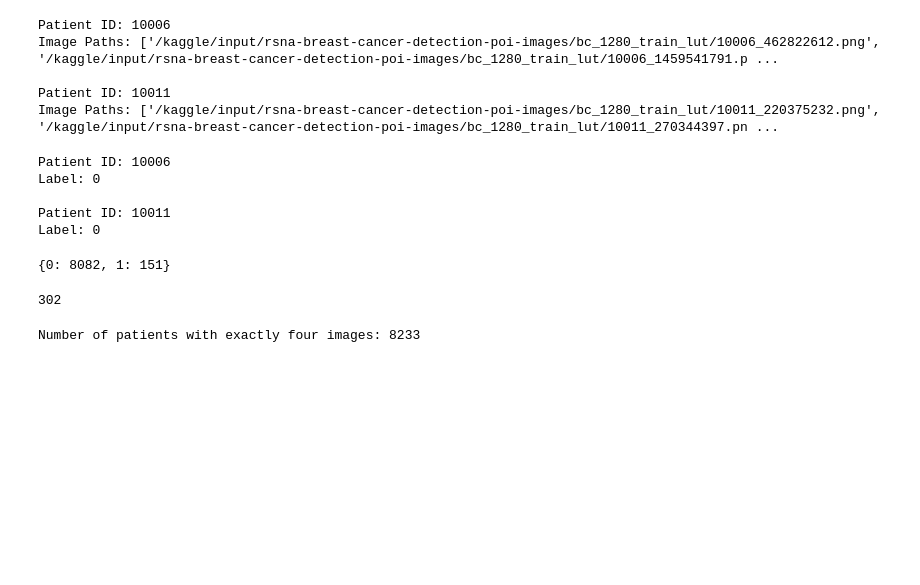
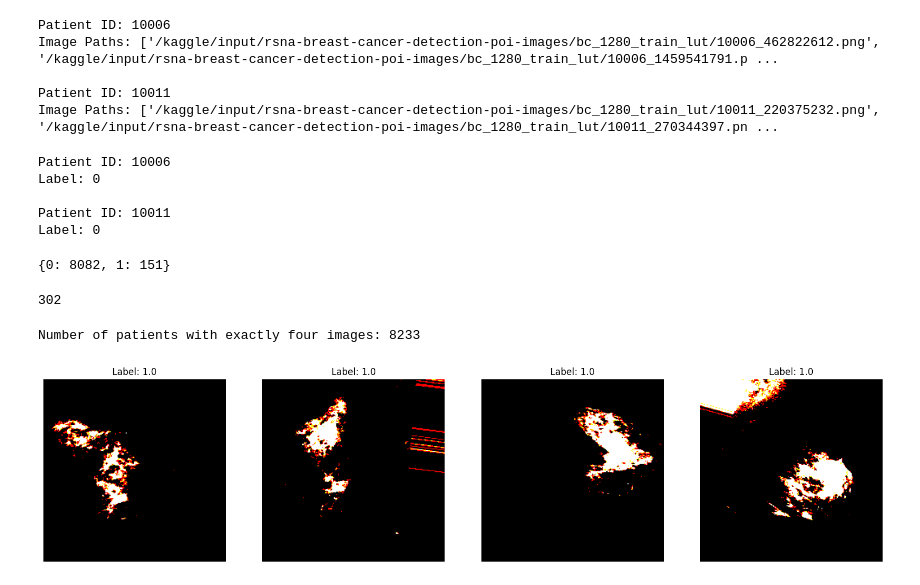
Before and after one commit to zapod838/Breast_Cancer_Detection_Machine_Learning_Repo, a Jupyter notebook: RSNA_VGG16.ipynb, the cells around one changed output. Saved outputs shown, nothing was run; the diff lists cells and outputs as text; code cells hidden in the pictures; blank space fills up the shorter version.

```diff
--- a/RSNA_VGG16.ipynb
+++ b/RSNA_VGG16.ipynb
@@ -307,4 +303,28 @@ validation_dataset = tf.data.Dataset.from_generator(
         tf.TensorSpec(shape=(None,), dtype=tf.float32)
     )
 )
+# %%
+import matplotlib.pyplot as plt
+import numpy as np
+
+def plot_images(images, labels, n_images=4):
+    """Plot a sample of images with labels."""
+    fig, axes = plt.subplots(1, n_images, figsize=(20, 5))
+    for i, ax in enumerate(axes):
+        # Assuming images are in the format (batch, height, width, channels)
+        ax.imshow(np.clip(images[i][0], 0, 1))  # Take the first image of each batch and clip values between 0 and 1
+        ax.title.set_text(f'Label: {labels[0]}')
+        ax.axis('off')
+    plt.show()
+
+# Fetch a single batch from the training dataset
+for image_batch, label_batch in train_dataset.take(1):
+    # Prepare images for display
+    images = [image_batch[i].numpy() for i in range(4)]  # Extract each image set from the tuple
+    labels = label_batch.numpy()
+
+    # Use the plotting function
+    plot_images(images, labels)
+# %% [output]
+[figure, added]
 # %%
```
Also changed, not shown: parts of 8 cells of this notebook.
